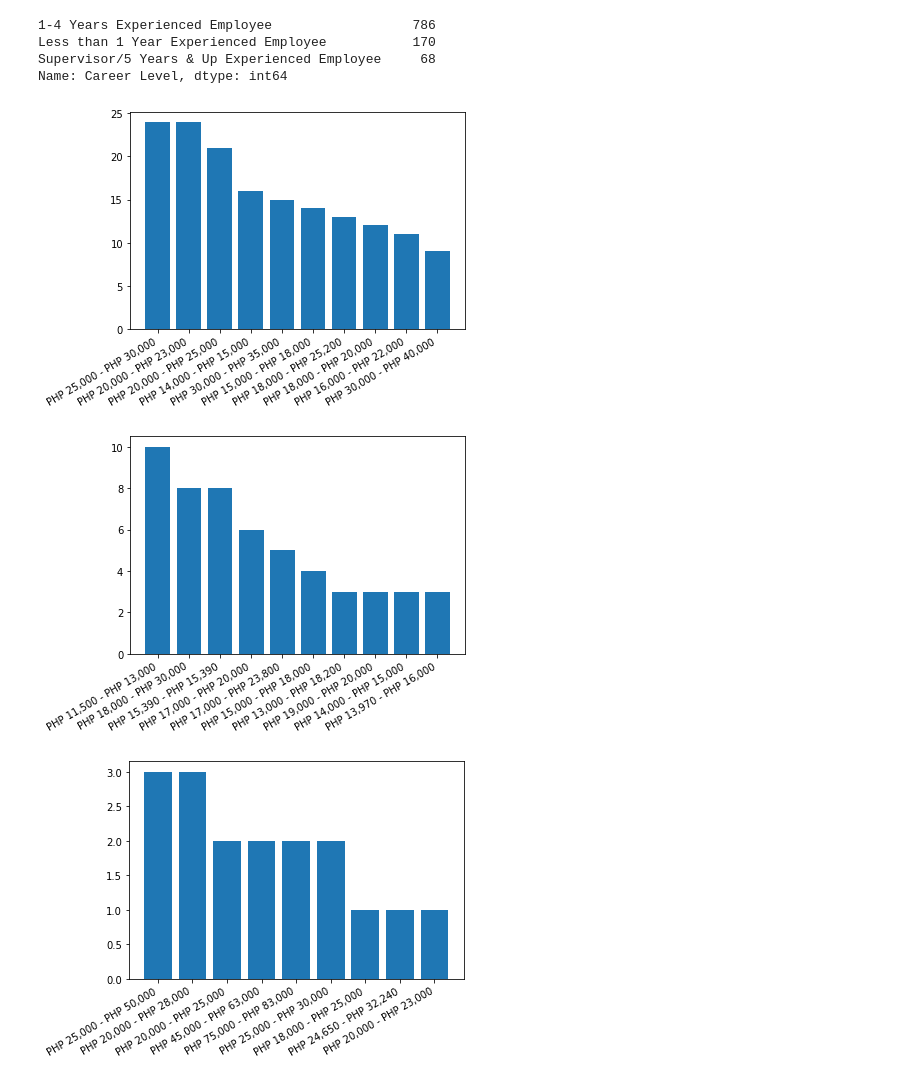
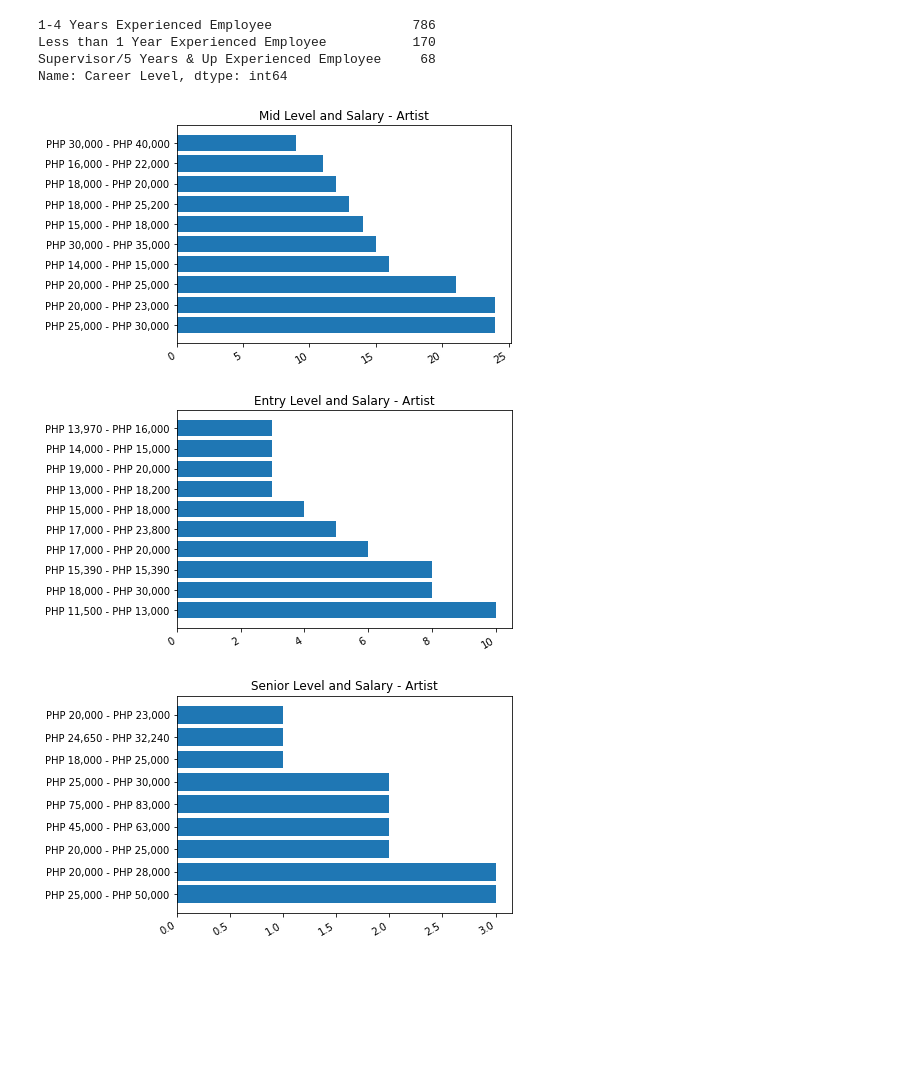
Before and after one commit to jvicrosario1106/husay_project_task, a Jupyter notebook: Data Analysis/Jobstreet Analysis/jobstreet_artist.ipynb, the cells around one changed output. Cells and saved outputs as stored; diff of their text form; code cells hidden in the pictures; blank space fills up the shorter version.

```diff
--- a/Data Analysis/Jobstreet Analysis/jobstreet_artist.ipynb
+++ b/Data Analysis/Jobstreet Analysis/jobstreet_artist.ipynb
@@ -200,28 +200,31 @@ Name: Career Level, dtype: int64
 # %%
 mid_level = merge.loc[merge["Career Level"] == "1-4 Years Experienced Employee"]
 mid_level_salary = mid_level[mid_level["Salary"] != "None"]
 count_mid = mid_level_salary["Salary"].value_counts()[0:10]
-plt.bar(count_mid.index, count_mid.values)
+plt.barh(count_mid.index, count_mid.values)
+plt.title("Mid Level and Salary - Artist")
 plt.xticks(rotation="30",ha="right")
 plt.show()
 # %% [output]
-[figure, old version]
+[figure, new version]
 # %%
 low_level = merge.loc[merge["Career Level"] == "Less than 1 Year Experienced Employee"]
 low_level_salary = low_level[low_level["Salary"] != "None"]
 count_low = low_level_salary["Salary"].value_counts()[0:10]
 
-plt.bar(count_low.index, count_low.values)
+plt.barh(count_low.index, count_low.values)
+plt.title("Entry Level and Salary - Artist")
 plt.xticks(rotation="30",ha="right")
 plt.show()
 # %% [output]
-[figure, old version]
+[figure, new version]
 # %%
 high_level = merge.loc[merge["Career Level"] == "Supervisor/5 Years & Up Experienced Employee"]
 high_level_salary = high_level[high_level["Salary"] != "None"]
 count_high = high_level_salary["Salary"].value_counts()[0:10]
-plt.bar(count_high.index, count_high.values)
+plt.barh(count_high.index, count_high.values)
+plt.title("Senior Level and Salary - Artist")
 plt.xticks(rotation="30",ha="right")
 plt.show()
 # %% [output]
-[figure, old version]
+[figure, new version]
```
Also changed, not shown: 2 other files.
